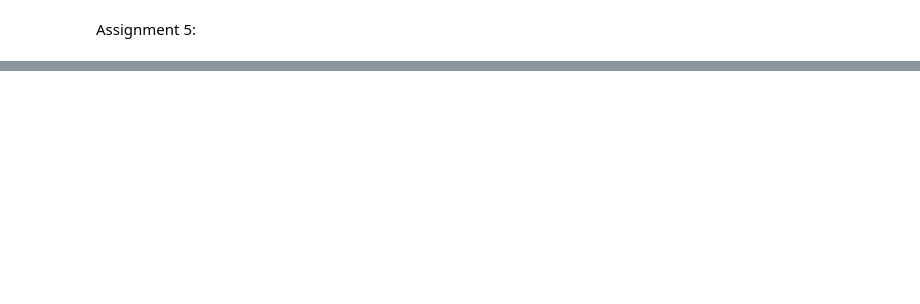
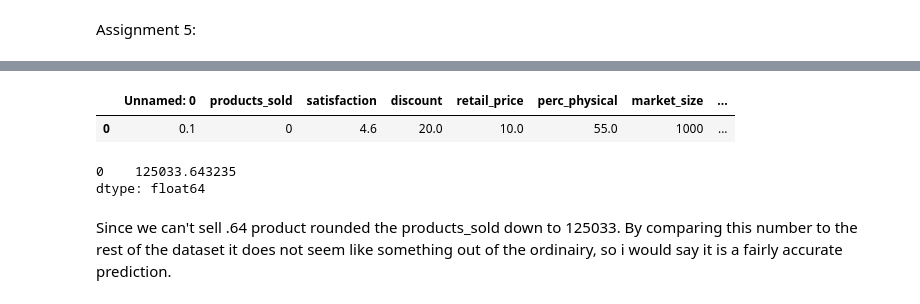
Before and after one commit to Kianvnh/TEST, a Jupyter notebook: Datamodelling/Final Assignment/1672182 Kian Final Assignment Datamodelling.ipynb, the cells around one changed output, grey strips where cells are left out. Cells and saved outputs as stored; diff of their text form; code cells hidden in the pictures; blank space fills up the shorter version.

```diff
--- a/Datamodelling/Final Assignment/Final Assignment.ipynb
+++ b/Datamodelling/Final Assignment/1672182 Kian Final Assignment Datamodelling.ipynb
@@ -399,0 +443,18 @@ Assignment 5:
+# %%
+df_a5 = pd.DataFrame([[0.1, 0, 4.6, 20.0, 10.0, 55.0, 1000, 0.0, 0.0, 0.0, 1.0, 0.0, 0.0, 1.0, 0.0,]], columns=df_imputed.columns)
+df_a5.head()
+
+#To create a prediction i first made a new dataset with all the characteristics given in assignment 5 and the columns from my dataset df_imputed wich i based model2 on.
+# %% [output]
+|  | Unnamed: 0 | products_sold | satisfaction | discount | retail_price | perc_physical | market_size | ... |
+| 0 | 0.1 | 0 | 4.6 | 20.0 | 10.0 | 55.0 | 1000 | ... |
+# %%
+print(model2.predict(df_a5))
+
+#I used my regression model to predict how many products would sell.
+# %% [output]
+0    125033.643235
+dtype: float64
+# %% [markdown]
+Since we can't sell .64 product rounded the products_sold down to 125033.
+By comparing this number to the rest of the dataset it does not seem like something out of the ordinairy, so i would say it is a fairly accurate prediction.
```
Also changed, not shown: parts of 30 cells of this notebook.
